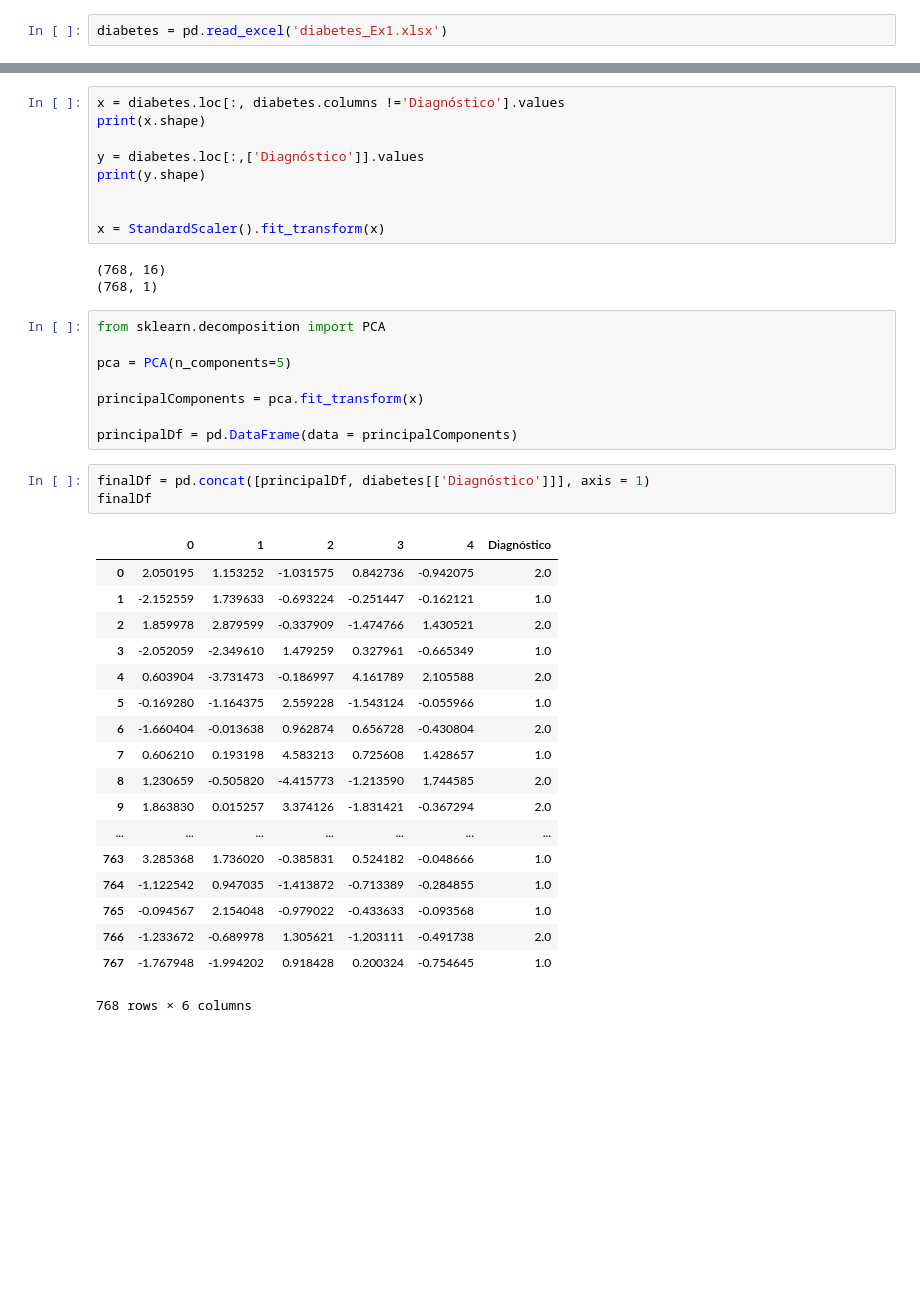
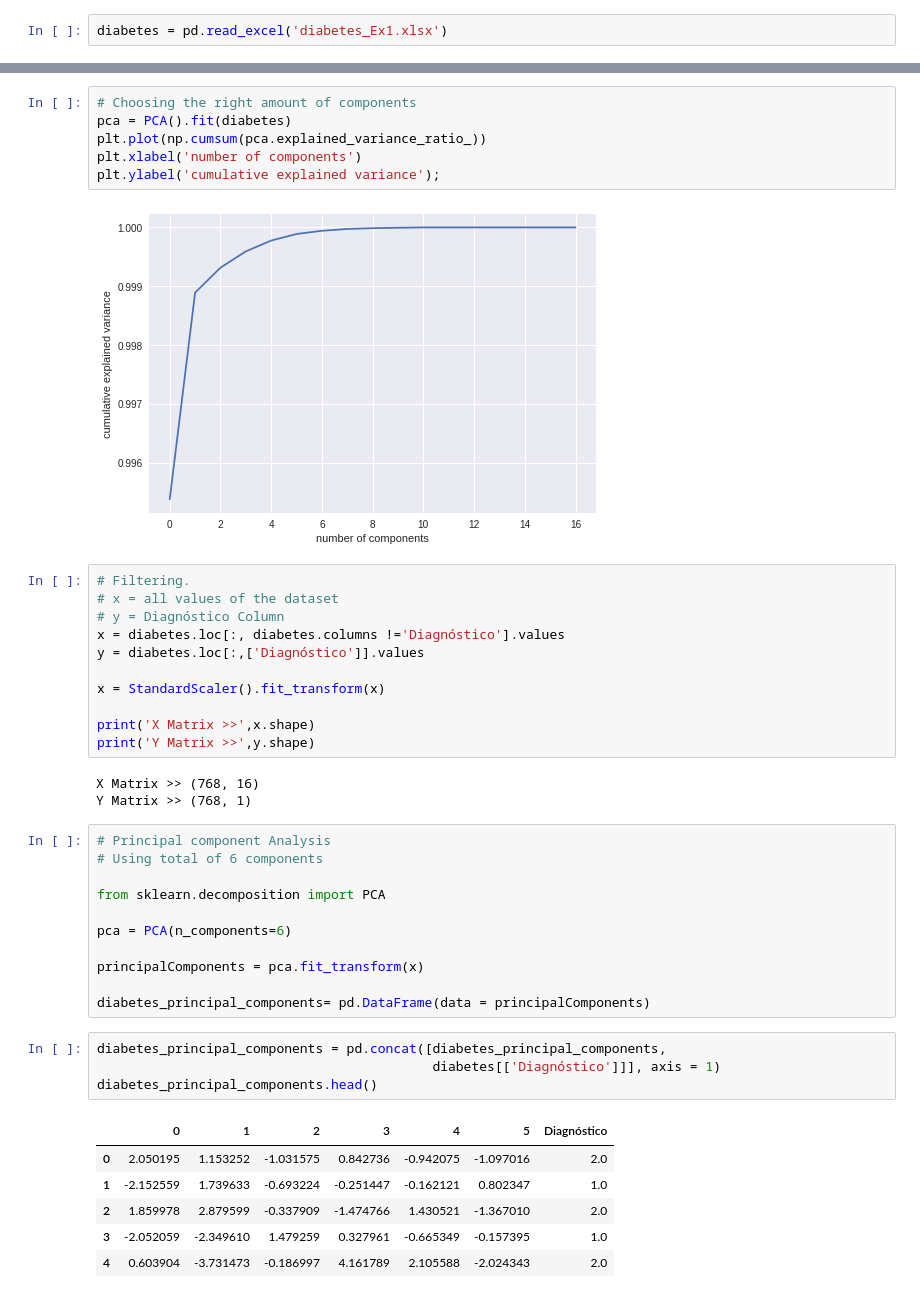
Before and after one commit to carvalheirafc/deep_learning_stuff, a Jupyter notebook: diabetes/statistical_analysis/diabetes_pca_analysis.ipynb, the cells around one changed output, grey strips where cells are left out. Drawn from its saved outputs; the diff is of its cells as text; blank space fills up the shorter version.

```diff
--- a/diabetes/statistical_analysis/diabetes_pca_analysis.ipynb
+++ b/diabetes/statistical_analysis/diabetes_pca_analysis.ipynb
@@ -45,45 +47,47 @@ diabetes.describe()
 | 50% | 3.000000 | 69.666667 | 117.000000 | 72.000000 | 23.000000 | 30.500000 | 32.000000 | 48.000000 | 47.500000 | 0.400000 | 3.800000 | ... |
 | 75% | 6.000000 | 79.666667 | 140.250000 | 80.000000 | 32.000000 | 127.250000 | 36.600000 | 72.250000 | 72.250000 | 0.600000 | 7.000000 | ... |
 | max | 17.000000 | 122.000000 | 199.000000 | 122.000000 | 99.000000 | 846.000000 | 67.100000 | 97.000000 | 97.000000 | 2.400000 | 18.600000 | ... |
+# %%
+# Choosing the right amount of components
+pca = PCA().fit(diabetes)
+plt.plot(np.cumsum(pca.explained_variance_ratio_))
+plt.xlabel('number of components')
+plt.ylabel('cumulative explained variance');
+# %% [output]
+[figure, added]
 # %%
+# Filtering.
+# x = all values of the dataset
+# y = Diagnóstico Column
 x = diabetes.loc[:, diabetes.columns !='Diagnóstico'].values
-print(x.shape)
-
 y = diabetes.loc[:,['Diagnóstico']].values
-print(y.shape)
-
 
 x = StandardScaler().fit_transform(x)
+
+print('X Matrix >>',x.shape)
+print('Y Matrix >>',y.shape)
 # %% [output]
-(768, 16)
-(768, 1)
+X Matrix >> (768, 16)
+Y Matrix >> (768, 1)
 # %%
+# Principal component Analysis
+# Using total of 6 components
+
 from sklearn.decomposition import PCA
 
-pca = PCA(n_components=5)
+pca = PCA(n_components=6)
 
 principalComponents = pca.fit_transform(x)
 
-principalDf = pd.DataFrame(data = principalComponents)
+diabetes_principal_components= pd.DataFrame(data = principalComponents)
 # %%
-finalDf = pd.concat([principalDf, diabetes[['Diagnóstico']]], axis = 1)
-finalDf
+diabetes_principal_components = pd.concat([diabetes_principal_components,
+                                           diabetes[['Diagnóstico']]], axis = 1)
+diabetes_principal_components.head()
 # %% [output]
-|  | 0 | 1 | 2 | 3 | 4 | Diagnóstico |
-| 0 | 2.050195 | 1.153252 | -1.031575 | 0.842736 | -0.942075 | 2.0 |
-| 1 | -2.152559 | 1.739633 | -0.693224 | -0.251447 | -0.162121 | 1.0 |
-| 2 | 1.859978 | 2.879599 | -0.337909 | -1.474766 | 1.430521 | 2.0 |
-| 3 | -2.052059 | -2.349610 | 1.479259 | 0.327961 | -0.665349 | 1.0 |
-| 4 | 0.603904 | -3.731473 | -0.186997 | 4.161789 | 2.105588 | 2.0 |
-| 5 | -0.169280 | -1.164375 | 2.559228 | -1.543124 | -0.055966 | 1.0 |
-| 6 | -1.660404 | -0.013638 | 0.962874 | 0.656728 | -0.430804 | 2.0 |
-| 7 | 0.606210 | 0.193198 | 4.583213 | 0.725608 | 1.428657 | 1.0 |
-| 8 | 1.230659 | -0.505820 | -4.415773 | -1.213590 | 1.744585 | 2.0 |
-| 9 | 1.863830 | 0.015257 | 3.374126 | -1.831421 | -0.367294 | 2.0 |
-| ... | ... | ... | ... | ... | ... | ... |
-| 763 | 3.285368 | 1.736020 | -0.385831 | 0.524182 | -0.048666 | 1.0 |
-| 764 | -1.122542 | 0.947035 | -1.413872 | -0.713389 | -0.284855 | 1.0 |
-| 765 | -0.094567 | 2.154048 | -0.979022 | -0.433633 | -0.093568 | 1.0 |
-| 766 | -1.233672 | -0.689978 | 1.305621 | -1.203111 | -0.491738 | 2.0 |
-| 767 | -1.767948 | -1.994202 | 0.918428 | 0.200324 | -0.754645 | 1.0 |
+|  | 0 | 1 | 2 | 3 | 4 | 5 | Diagnóstico |
+| 0 | 2.050195 | 1.153252 | -1.031575 | 0.842736 | -0.942075 | -1.097016 | 2.0 |
+| 1 | -2.152559 | 1.739633 | -0.693224 | -0.251447 | -0.162121 | 0.802347 | 1.0 |
+| 2 | 1.859978 | 2.879599 | -0.337909 | -1.474766 | 1.430521 | -1.367010 | 2.0 |
+| 3 | -2.052059 | -2.349610 | 1.479259 | 0.327961 | -0.665349 | -0.157395 | 1.0 |
+| 4 | 0.603904 | -3.731473 | -0.186997 | 4.161789 | 2.105588 | -2.024343 | 2.0 |
-768 rows × 6 columns
```
Also changed, not shown: parts of 1 cell of this notebook.
